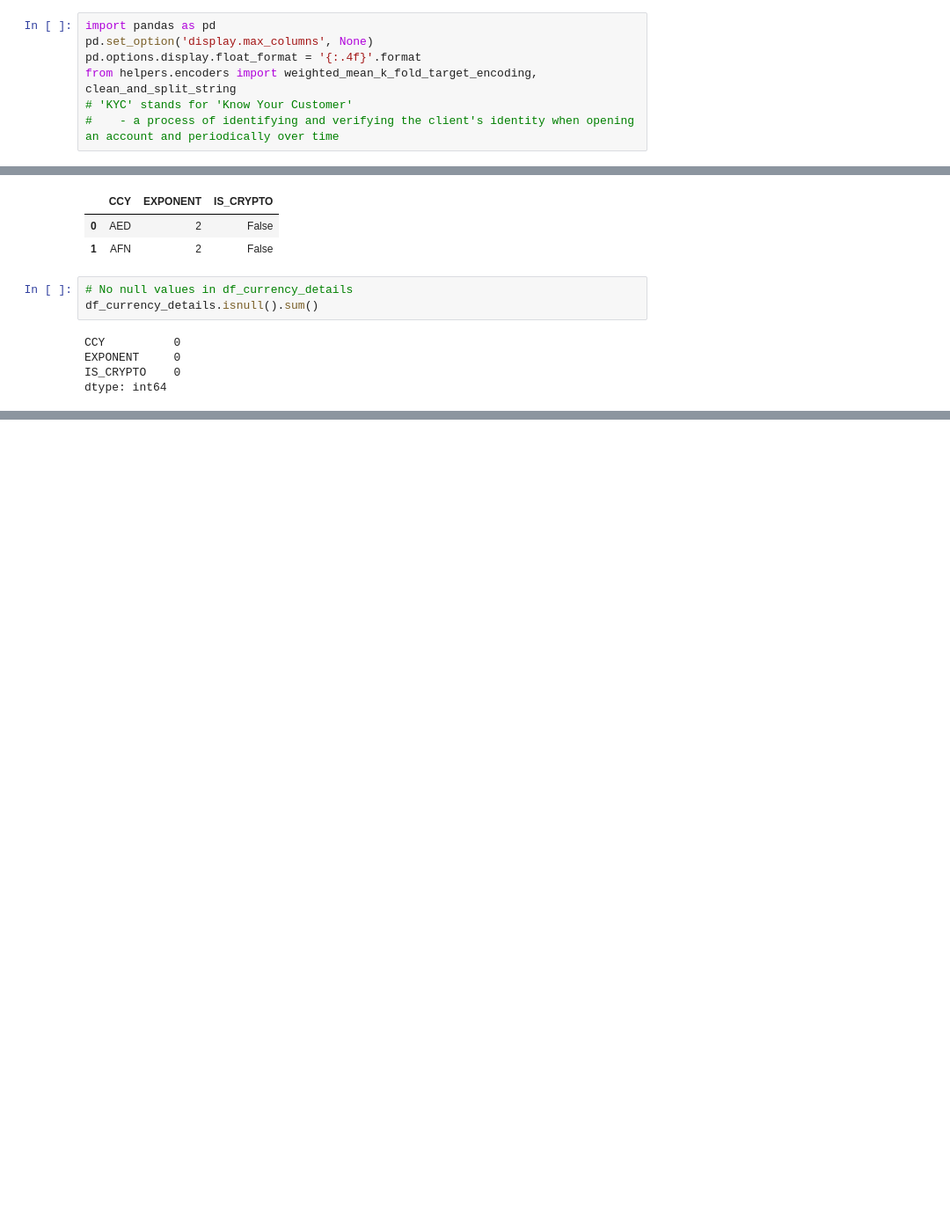
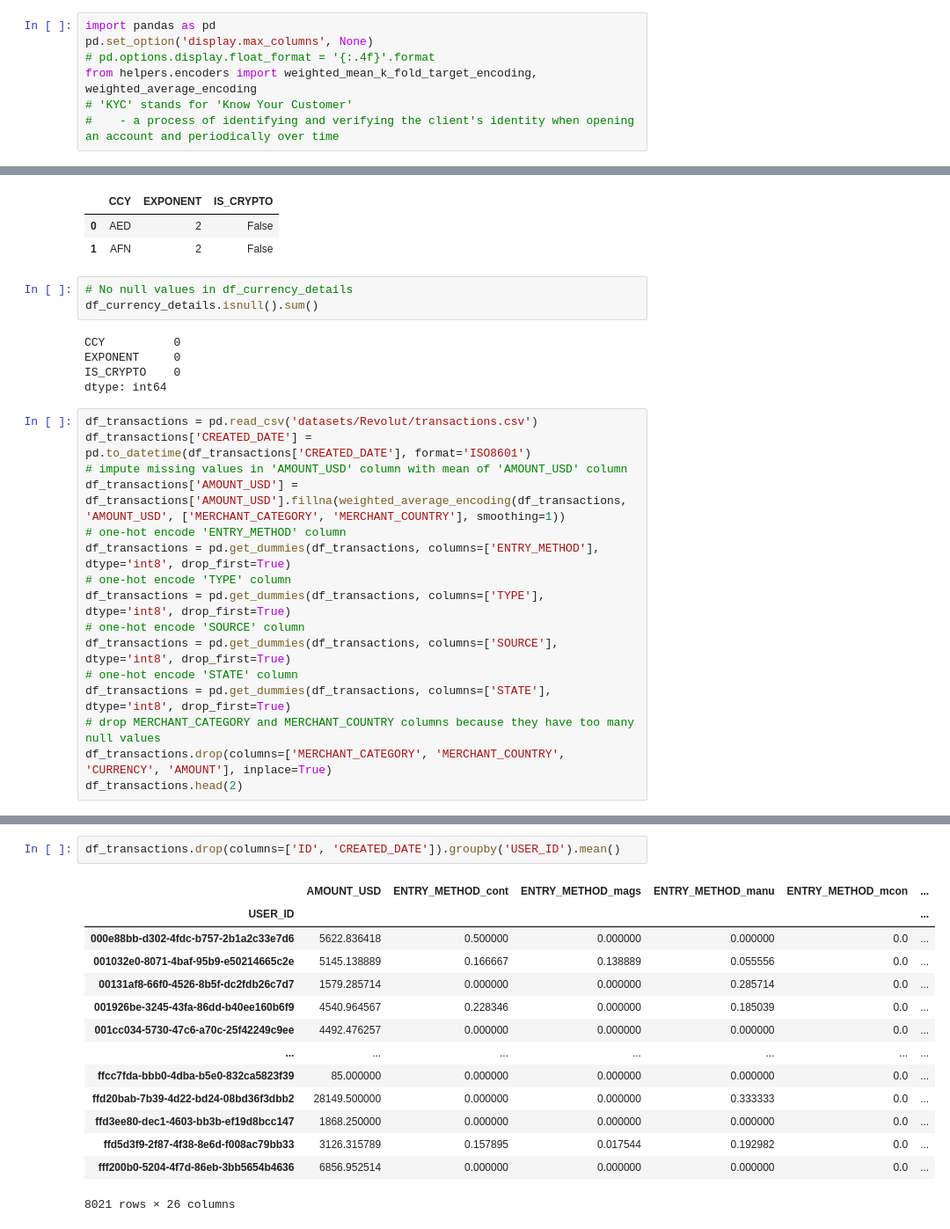
Before and after one commit to dasheffie/data-projects, a Jupyter notebook: revolut_fraudsters_detection.ipynb, the cells around one changed output, grey strips where cells are left out. Shown at 88% size. Cells and saved outputs as stored; diff of their text form; blank space fills up the shorter version.

Commit message:
more feature engineering on Revolut data project

```diff
--- a/revolut_fraudsters_detection.ipynb
+++ b/revolut_fraudsters_detection.ipynb
@@ -7,8 +7,8 @@
 # %%
 import pandas as pd
 pd.set_option('display.max_columns', None)
-pd.options.display.float_format = '{:.4f}'.format
-from helpers.encoders import weighted_mean_k_fold_target_encoding, clean_and_split_string
+# pd.options.display.float_format = '{:.4f}'.format
+from helpers.encoders import weighted_mean_k_fold_target_encoding, weighted_average_encoding
 # 'KYC' stands for 'Know Your Customer'
 #    - a process of identifying and verifying the client's identity when opening an account and periodically over time
 # %%
@@ -169,3 +145,19 @@ CCY          0
 EXPONENT     0
 IS_CRYPTO    0
 dtype: int64
+# %%
+df_transactions = pd.read_csv('datasets/Revolut/transactions.csv')
+df_transactions['CREATED_DATE'] = pd.to_datetime(df_transactions['CREATED_DATE'], format='ISO8601')
+# impute missing values in 'AMOUNT_USD' column with mean of 'AMOUNT_USD' column
+df_transactions['AMOUNT_USD'] = df_transactions['AMOUNT_USD'].fillna(weighted_average_encoding(df_transactions, 'AMOUNT_USD', ['MERCHANT_CATEGORY', 'MERCHANT_COUNTRY'], smoothing=1))
+# one-hot encode 'ENTRY_METHOD' column
+df_transactions = pd.get_dummies(df_transactions, columns=['ENTRY_METHOD'], dtype='int8', drop_first=True)
+# one-hot encode 'TYPE' column
+df_transactions = pd.get_dummies(df_transactions, columns=['TYPE'], dtype='int8', drop_first=True)
+# one-hot encode 'SOURCE' column
+df_transactions = pd.get_dummies(df_transactions, columns=['SOURCE'], dtype='int8', drop_first=True)
+# one-hot encode 'STATE' column
+df_transactions = pd.get_dummies(df_transactions, columns=['STATE'], dtype='int8', drop_first=True)
+# drop MERCHANT_CATEGORY and MERCHANT_COUNTRY columns because they have too many null values
+df_transactions.drop(columns=['MERCHANT_CATEGORY', 'MERCHANT_COUNTRY', 'CURRENCY', 'AMOUNT'], inplace=True)
+df_transactions.head(2)
@@ -171,0 +176,17 @@ dtype: int64
+# %%
+df_transactions.drop(columns=['ID', 'CREATED_DATE']).groupby('USER_ID').mean()
+# %% [output]
+|  | AMOUNT_USD | ENTRY_METHOD_cont | ENTRY_METHOD_mags | ENTRY_METHOD_manu | ENTRY_METHOD_mcon | ... |
+| USER_ID |  |  |  |  |  | ... |
+| 000e88bb-d302-4fdc-b757-2b1a2c33e7d6 | 5622.836418 | 0.500000 | 0.000000 | 0.000000 | 0.0 | ... |
+| 001032e0-8071-4baf-95b9-e50214665c2e | 5145.138889 | 0.166667 | 0.138889 | 0.055556 | 0.0 | ... |
+| 00131af8-66f0-4526-8b5f-dc2fdb26c7d7 | 1579.285714 | 0.000000 | 0.000000 | 0.285714 | 0.0 | ... |
+| 001926be-3245-43fa-86dd-b40ee160b6f9 | 4540.964567 | 0.228346 | 0.000000 | 0.185039 | 0.0 | ... |
+| 001cc034-5730-47c6-a70c-25f42249c9ee | 4492.476257 | 0.000000 | 0.000000 | 0.000000 | 0.0 | ... |
+| ... | ... | ... | ... | ... | ... | ... |
+| ffcc7fda-bbb0-4dba-b5e0-832ca5823f39 | 85.000000 | 0.000000 | 0.000000 | 0.000000 | 0.0 | ... |
+| ffd20bab-7b39-4d22-bd24-08bd36f3dbb2 | 28149.500000 | 0.000000 | 0.000000 | 0.333333 | 0.0 | ... |
+| ffd3ee80-dec1-4603-bb3b-ef19d8bcc147 | 1868.250000 | 0.000000 | 0.000000 | 0.000000 | 0.0 | ... |
+| ffd5d3f9-2f87-4f38-8e6d-f008ac79bb33 | 3126.315789 | 0.157895 | 0.017544 | 0.192982 | 0.0 | ... |
+| fff200b0-5204-4f7d-86eb-3bb5654b4636 | 6856.952514 | 0.000000 | 0.000000 | 0.000000 | 0.0 | ... |
+8021 rows × 26 columns
```
Also changed, not shown: parts of 12 cells of this notebook, 1 other file.
